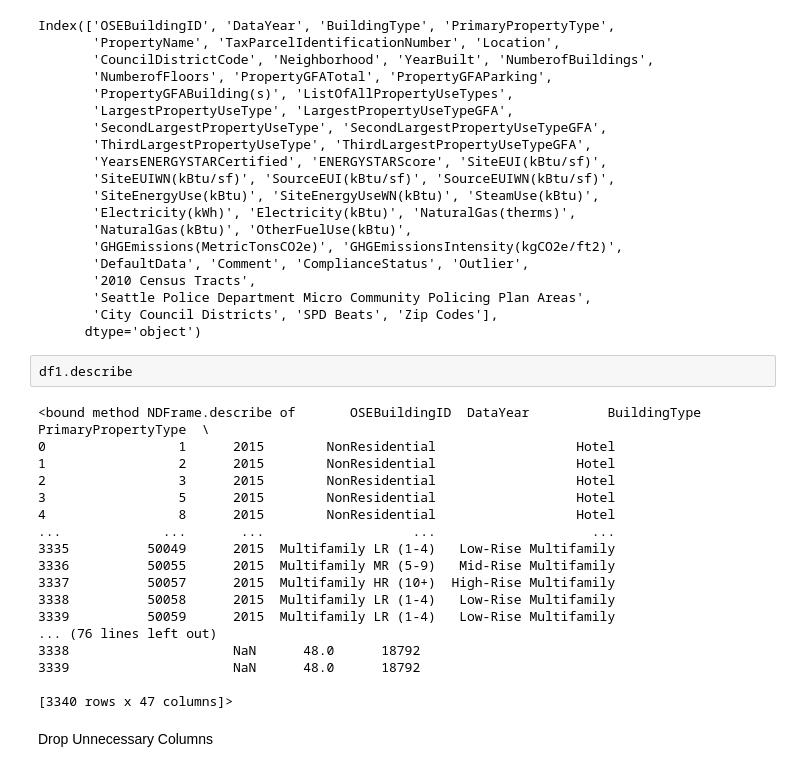
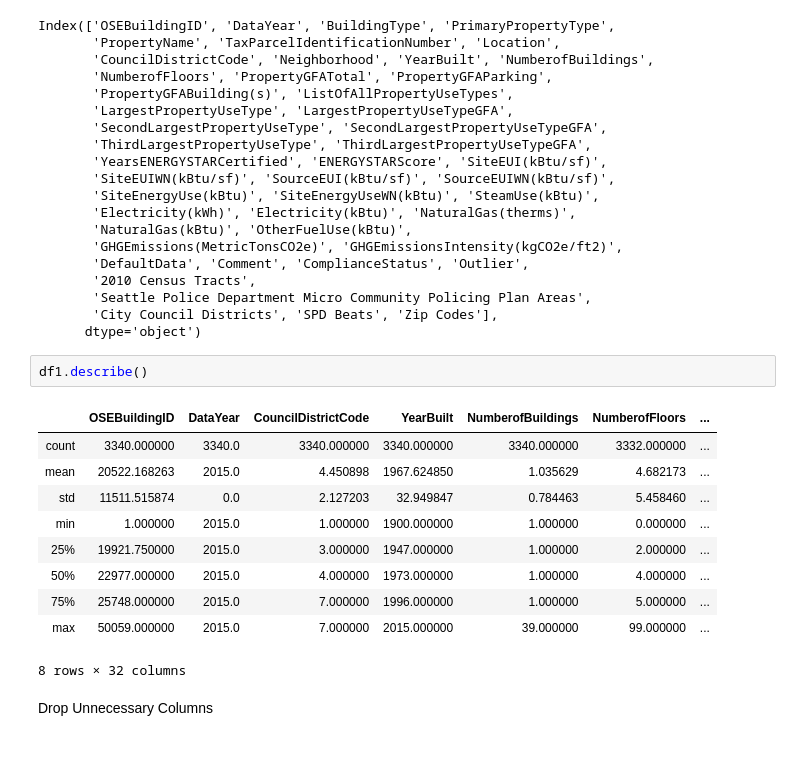
Before and after one commit to rseraj/Building_Energy_Benchmarking_DS1, a Jupyter notebook: Building_Energy_Benchmarking.ipynb, the cells around one changed output. Cells and saved outputs as stored; diff of their text form.

Commit message:
insert describe for data analysis

```diff
--- a/Building_Energy_Benchmarking.ipynb
+++ b/Building_Energy_Benchmarking.ipynb
@@ -42,25 +42,18 @@ Index(['OSEBuildingID', 'DataYear', 'BuildingType', 'PrimaryPropertyType',
        'City Council Districts', 'SPD Beats', 'Zip Codes'],
       dtype='object')
 # %%
-df1.describe
+df1.describe()
 # %% [output]
+|  | OSEBuildingID | DataYear | CouncilDistrictCode | YearBuilt | NumberofBuildings | NumberofFloors | ... |
+| count | 3340.000000 | 3340.0 | 3340.000000 | 3340.000000 | 3340.000000 | 3332.000000 | ... |
+| mean | 20522.168263 | 2015.0 | 4.450898 | 1967.624850 | 1.035629 | 4.682173 | ... |
+| std | 11511.515874 | 0.0 | 2.127203 | 32.949847 | 0.784463 | 5.458460 | ... |
+| min | 1.000000 | 2015.0 | 1.000000 | 1900.000000 | 1.000000 | 0.000000 | ... |
+| 25% | 19921.750000 | 2015.0 | 3.000000 | 1947.000000 | 1.000000 | 2.000000 | ... |
+| 50% | 22977.000000 | 2015.0 | 4.000000 | 1973.000000 | 1.000000 | 4.000000 | ... |
+| 75% | 25748.000000 | 2015.0 | 7.000000 | 1996.000000 | 1.000000 | 5.000000 | ... |
+| max | 50059.000000 | 2015.0 | 7.000000 | 2015.000000 | 39.000000 | 99.000000 | ... |
-<bound method NDFrame.describe of       OSEBuildingID  DataYear          BuildingType    PrimaryPropertyType  \
-0                 1      2015        NonResidential                  Hotel
-1                 2      2015        NonResidential                  Hotel
-2                 3      2015        NonResidential                  Hotel
-3                 5      2015        NonResidential                  Hotel
-4                 8      2015        NonResidential                  Hotel
-...             ...       ...                   ...                    ...
-3335          50049      2015  Multifamily LR (1-4)   Low-Rise Multifamily
-3336          50055      2015  Multifamily MR (5-9)   Mid-Rise Multifamily
-3337          50057      2015  Multifamily HR (10+)  High-Rise Multifamily
-3338          50058      2015  Multifamily LR (1-4)   Low-Rise Multifamily
-3339          50059      2015  Multifamily LR (1-4)   Low-Rise Multifamily
-... (76 lines left out)
-3338                     NaN      48.0      18792
-3339                     NaN      48.0      18792
-
-[3340 rows x 47 columns]>
+8 rows × 32 columns
 # %% [markdown]
 Drop Unnecessary Columns
 # %%
```
